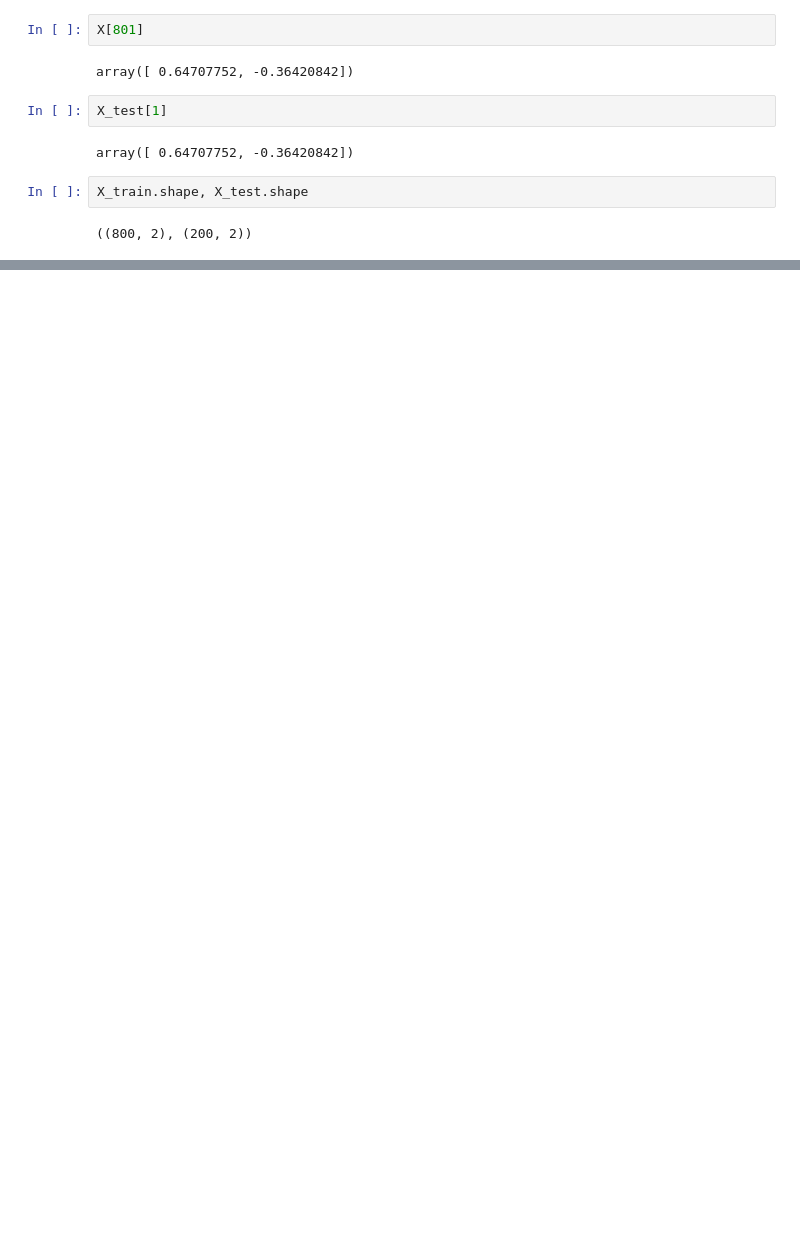
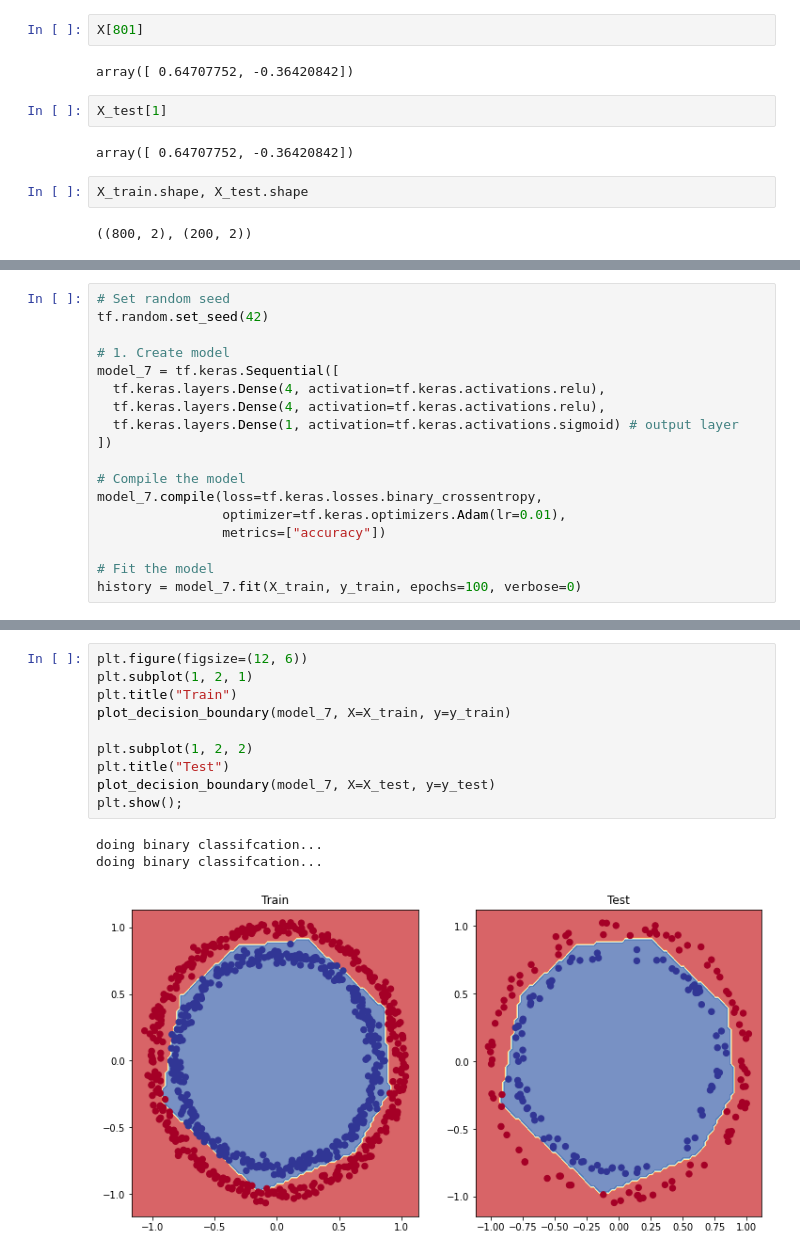
Before and after one commit to milioe/Moravec, a Jupyter notebook: 2_Classification.ipynb, the cells around one changed output, grey strips where cells are left out. Drawn from its saved outputs; the diff is of its cells as text; blank space fills up the shorter version.

```diff
--- a/2_Classification.ipynb
+++ b/2_Classification.ipynb
@@ -513,0 +514,18 @@ X_train.shape, X_test.shape
+# %%
+# Set random seed
+tf.random.set_seed(42)
+
+# 1. Create model
+model_7 = tf.keras.Sequential([
+  tf.keras.layers.Dense(4, activation=tf.keras.activations.relu),
+  tf.keras.layers.Dense(4, activation=tf.keras.activations.relu),
+  tf.keras.layers.Dense(1, activation=tf.keras.activations.sigmoid) # output layer
+])
+
+# Compile the model
+model_7.compile(loss=tf.keras.losses.binary_crossentropy,
+                optimizer=tf.keras.optimizers.Adam(lr=0.01),
+                metrics=["accuracy"])
+
+# Fit the model
+history = model_7.fit(X_train, y_train, epochs=100, verbose=0)
@@ -513,0 +537,14 @@ X_train.shape, X_test.shape
+# %%
+plt.figure(figsize=(12, 6))
+plt.subplot(1, 2, 1)
+plt.title("Train")
+plot_decision_boundary(model_7, X=X_train, y=y_train)
+
+plt.subplot(1, 2, 2)
+plt.title("Test")
+plot_decision_boundary(model_7, X=X_test, y=y_test)
+plt.show();
+# %% [output]
+doing binary classifcation...
+doing binary classifcation...
+[figure, added]
```
Also changed, not shown: parts of 18 cells of this notebook.
